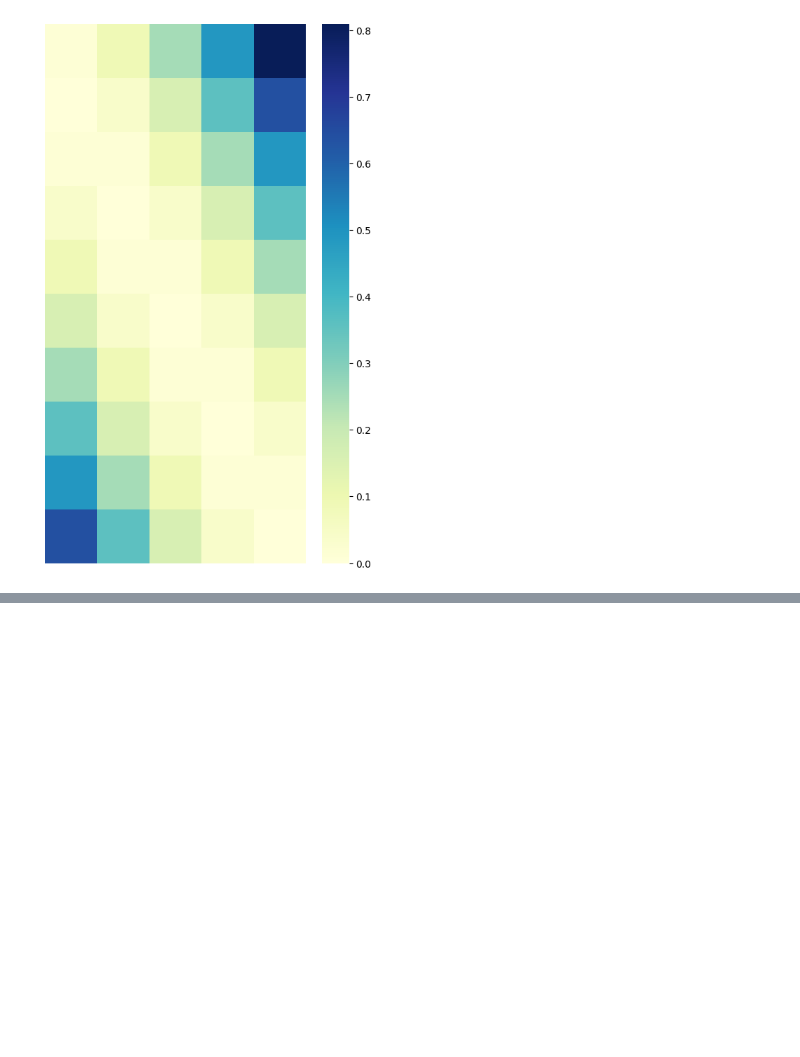
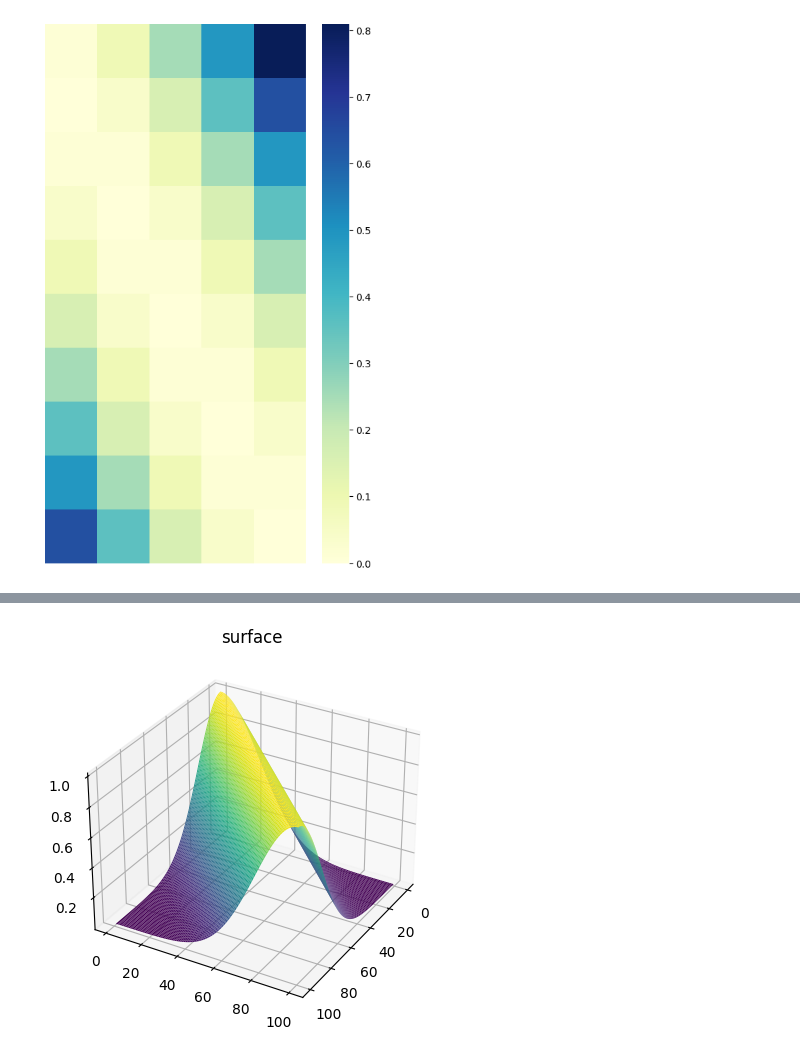
Before and after one commit to khongtrunght/POW, a Jupyter notebook: notebooks/visualize.ipynb, the cells around one changed output, grey strips where cells are left out. Saved outputs shown, nothing was run; the diff lists cells and outputs as text; code cells hidden in the pictures; blank space fills up the shorter version.

```diff
--- a/notebooks/visualize.ipynb
+++ b/notebooks/visualize.ipynb
@@ -170,0 +181,20 @@ sns.heatmap(I,cmap="YlGnBu",annot=False)
+# %%
+rows = 100
+cols = 100
+
+def f(i, j, reg = 1):
+    return np.exp(-reg * np.abs((i+1) / rows - (j+1) / cols)**2)
+
+x = np.linspace(1, rows, rows)
+y = np.linspace(1, cols, cols)
+
+X, Y = np.meshgrid(x, y)
+Z = f(X, Y,10)
+# %%
+ax = plt.axes(projection='3d')
+ax.view_init(30,30)
+ax.plot_surface(X, Y, Z, rstride=1, cstride=1,
+                cmap='viridis', edgecolor='none')
+ax.set_title('surface');
+# %% [output]
+[figure, added]
```
Also changed, not shown: parts of 3 cells of this notebook, 7 other files.
